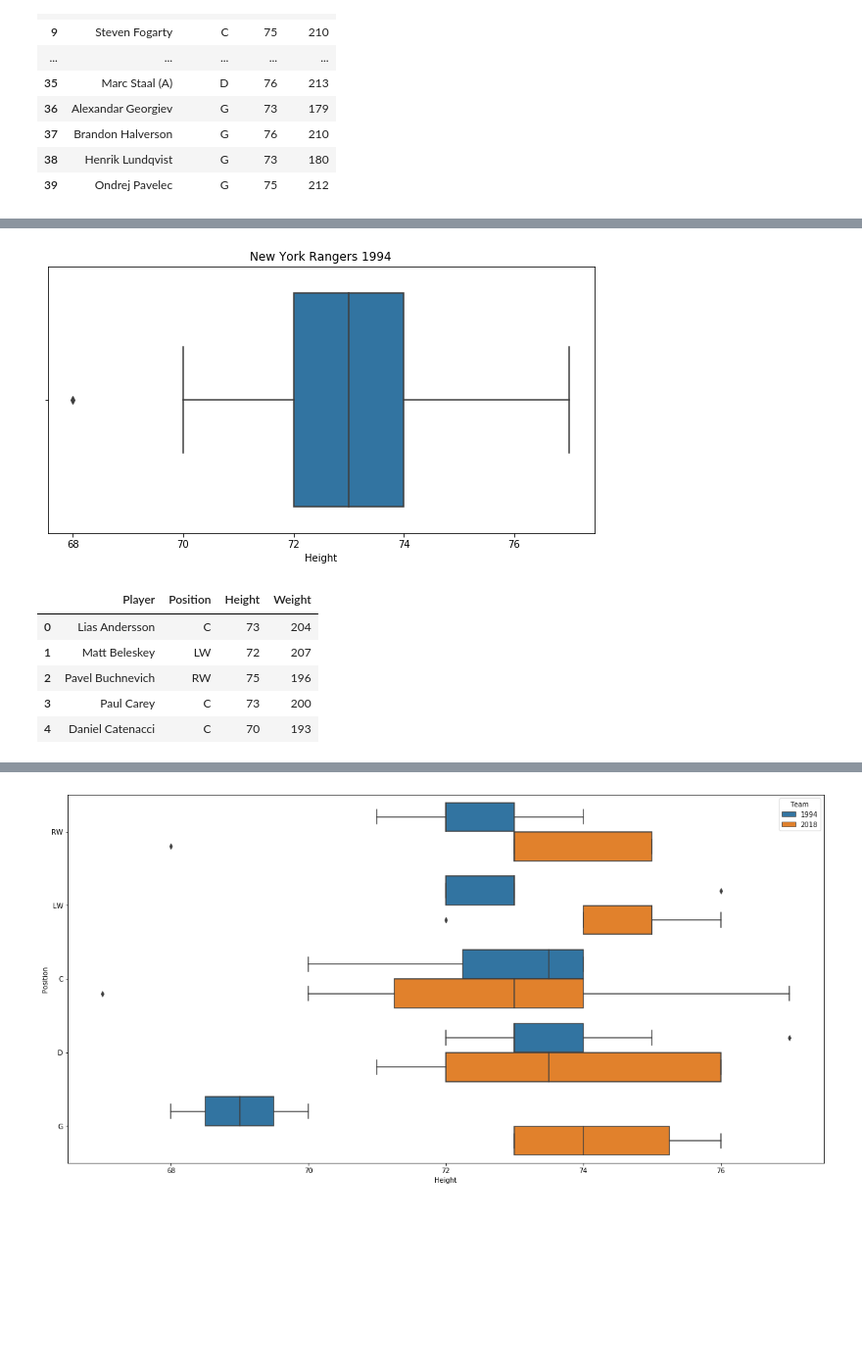
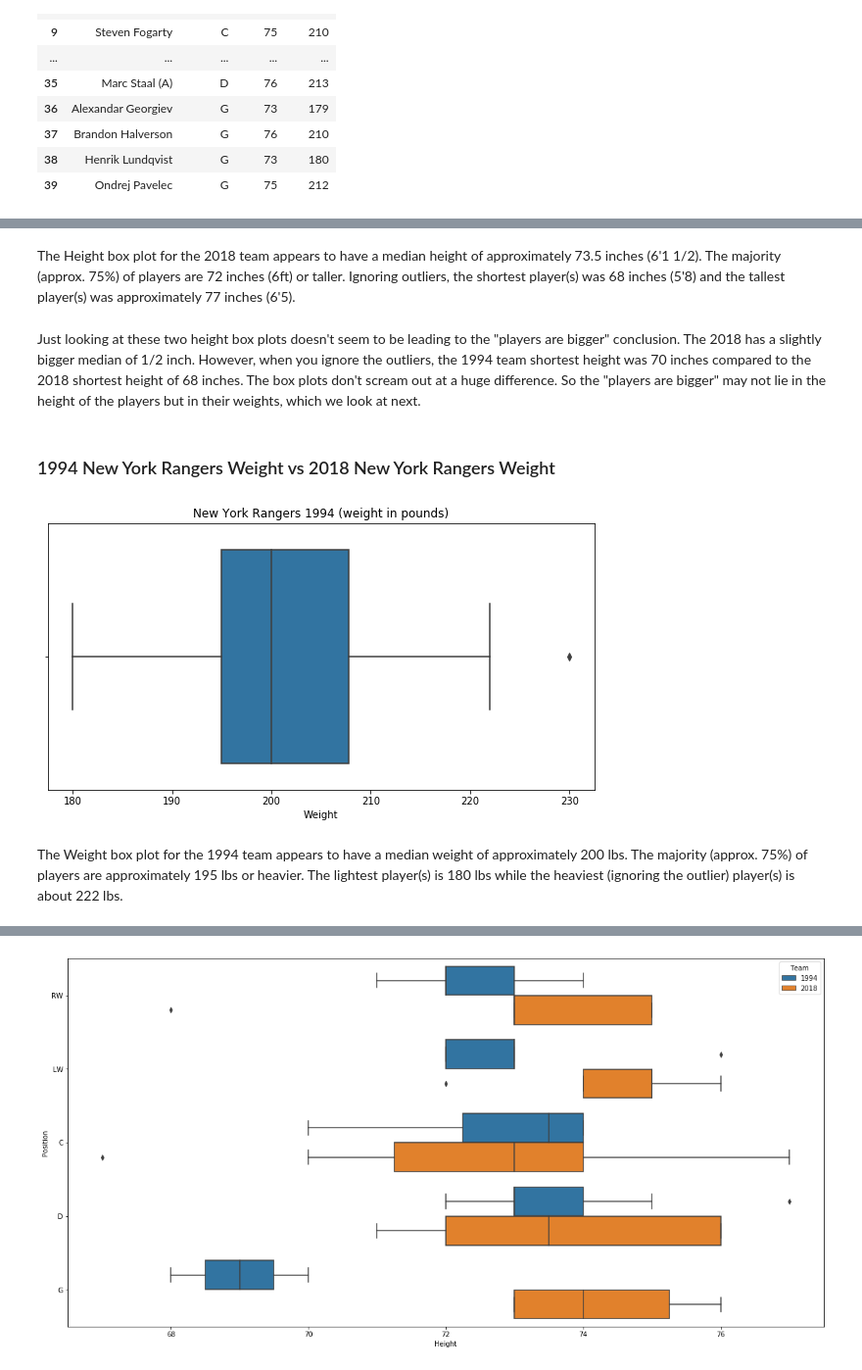
Before and after one commit to pjmeehan/FDA-PROJECT, a Jupyter notebook: Fundamentals of Data Analysis Project 2018 - THE BOX PLOT.ipynb, the cells around one changed output, grey strips where cells are left out. Shown at 98% size. Saved outputs shown, nothing was run; the diff lists cells and outputs as text; code cells hidden in the pictures; blank space fills up the shorter version.

Commit message:
added first 2 dat set comparisons, next third data set with position as hue

```diff
--- a/Fundamentals of Data Analysis Project 2018 - THE BOX PLOT.ipynb
+++ b/Fundamentals of Data Analysis Project 2018 - THE BOX PLOT.ipynb
@@ -113,7 +116,7 @@ df.head(40)
 # %%
 csv_b = csv.reader(b)
-df = pd.read_csv("NYR2018.csv")
-df.head(40)
+df1 = pd.read_csv("NYR2018.csv")
+df1.head(40)
 # %% [output]
 |  | Player | Position | Height | Weight |
 | 0 | Lias Andersson | C | 73 | 204 |
@@ -135 +162,7 @@ df.head(40)
+# %% [markdown]
+The Height box plot for the 2018 team appears to have a median height of approximately 73.5 inches (6'1 1/2). The majority (approx. 75%) of players are 72 inches (6ft) or taller. Ignoring outliers, the shortest player(s) was 68 inches (5'8) and the tallest player(s) was approximately 77 inches (6'5).
+# %% [markdown]
+Just looking at these two height box plots doesn't seem to be leading to the "players are bigger" conclusion. The 2018 has a slightly bigger median of 1/2 inch. However, when you ignore the outliers, the 1994 team shortest height was 70 inches compared to the 2018 shortest height of 68 inches. The box plots don't scream out at a huge difference. So the "players are bigger" may not lie in the height of the players but in their weights, which we look at next.
+# %% [markdown]
+### 1994 New York Rangers Weight vs 2018 New York Rangers Weight
 # %%
@@ -137,8 +169,8 @@ df.head(40)
 ### this was created using sns.boxplot function.
 ### I was able to adjust the size of the plot by using the fig=plt.gct() and fig.set_size_inches()function. (G)
 # %%
-sns.boxplot( df["Height"] ).set_title('New York Rangers 1994')
+sns.boxplot( df["Weight"] ).set_title('New York Rangers 1994 (weight in pounds)')
 fig = plt.gcf()
 fig.set_size_inches( 10,5)
 # %% [output]
-[figure, old version]
+[figure, new version]
@@ -147,12 +177,3 @@ fig.set_size_inches( 10,5)
-# %%
-csv_b = csv.reader(b)
-df1 = pd.read_csv("NYR2018.csv")
-df1.head()
-# %% [output]
-|  | Player | Position | Height | Weight |
-| 0 | Lias Andersson | C | 73 | 204 |
-| 1 | Matt Beleskey | LW | 72 | 207 |
-| 2 | Pavel Buchnevich | RW | 75 | 196 |
-| 3 | Paul Carey | C | 73 | 200 |
-| 4 | Daniel Catenacci | C | 70 | 193 |
+# %% [markdown]
+The Weight box plot for the 1994 team appears to have a median weight of approximately 200 lbs. The majority (approx. 75%) of players are approximately 195 lbs or heavier. The lightest player(s) is 180 lbs while the heaviest (ignoring the outlier) player(s) is about 222 lbs.
 # %%
```
Also changed, not shown: parts of 27 cells of this notebook.
